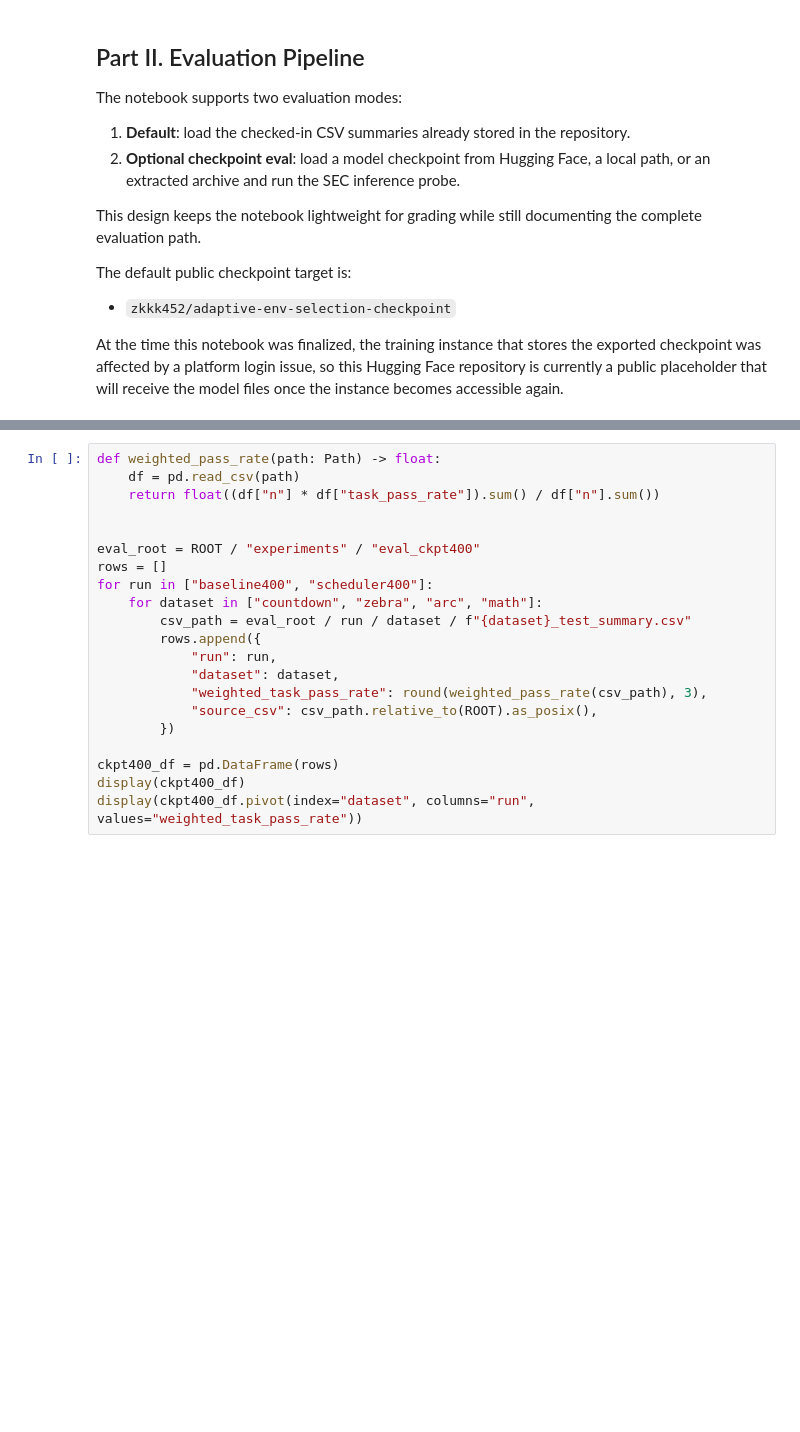
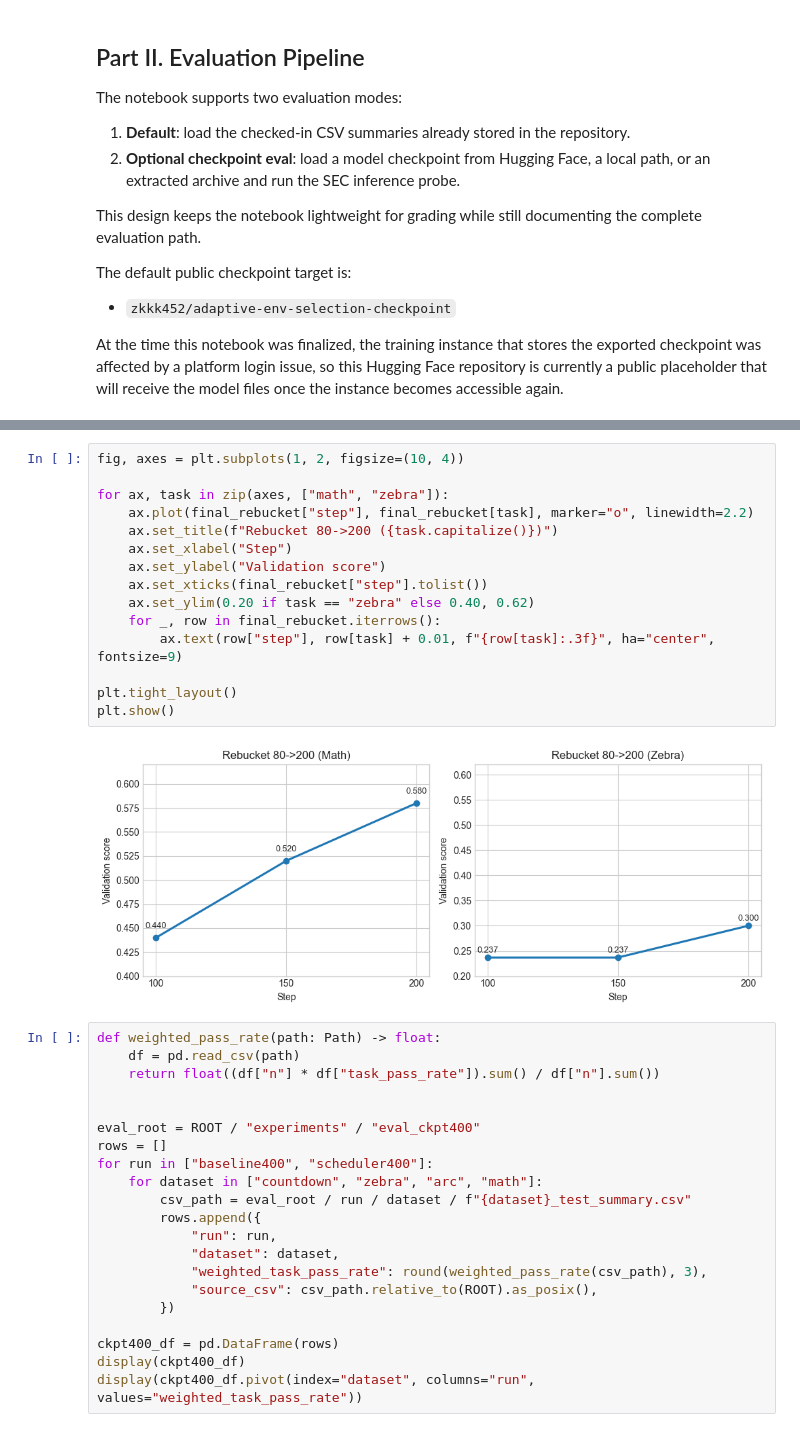
Before and after one commit to kkkzzz0101/Adaptive-Env-Selection, a Jupyter notebook: paper/deliverables/project_groupID.ipynb, the cells around one changed output, grey strips where cells are left out. Saved outputs shown, nothing was run; the diff lists cells and outputs as text; blank space fills up the shorter version.

```diff
--- a/paper/deliverables/project_groupID.ipynb
+++ b/paper/deliverables/project_groupID.ipynb
@@ -424,3 +465,20 @@ if len(step200) == 2:
+# %%
+fig, axes = plt.subplots(1, 2, figsize=(10, 4))
+
+for ax, task in zip(axes, ["math", "zebra"]):
+    ax.plot(final_rebucket["step"], final_rebucket[task], marker="o", linewidth=2.2)
+    ax.set_title(f"Rebucket 80->200 ({task.capitalize()})")
+    ax.set_xlabel("Step")
+    ax.set_ylabel("Validation score")
+    ax.set_xticks(final_rebucket["step"].tolist())
+    ax.set_ylim(0.20 if task == "zebra" else 0.40, 0.62)
+    for _, row in final_rebucket.iterrows():
+        ax.text(row["step"], row[task] + 0.01, f"{row[task]:.3f}", ha="center", fontsize=9)
+
+plt.tight_layout()
+plt.show()
+# %% [output]
+[figure, added]
 # %%
 def weighted_pass_rate(path: Path) -> float:
     df = pd.read_csv(path)
```
Also changed, not shown: parts of 7 cells of this notebook, 1 other file.
